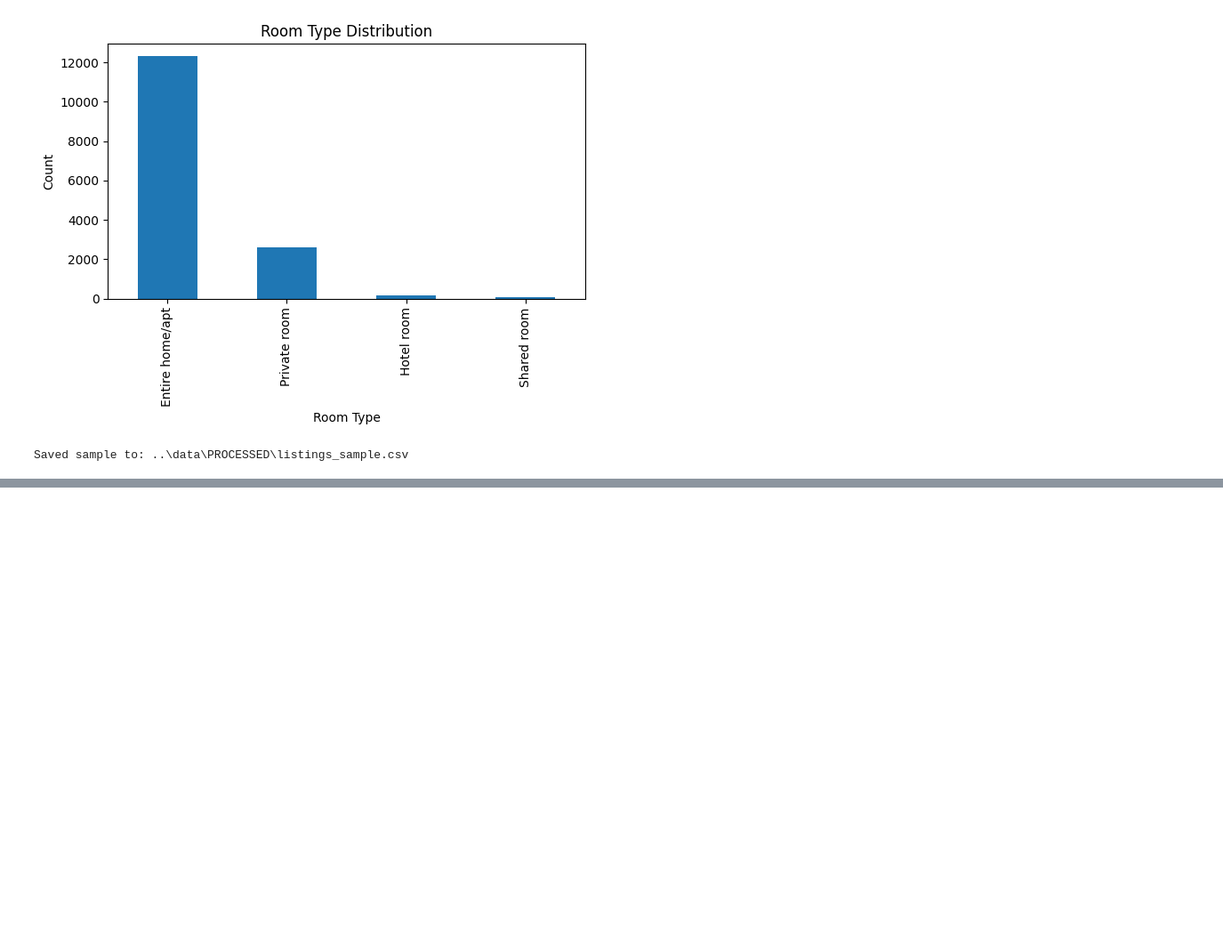
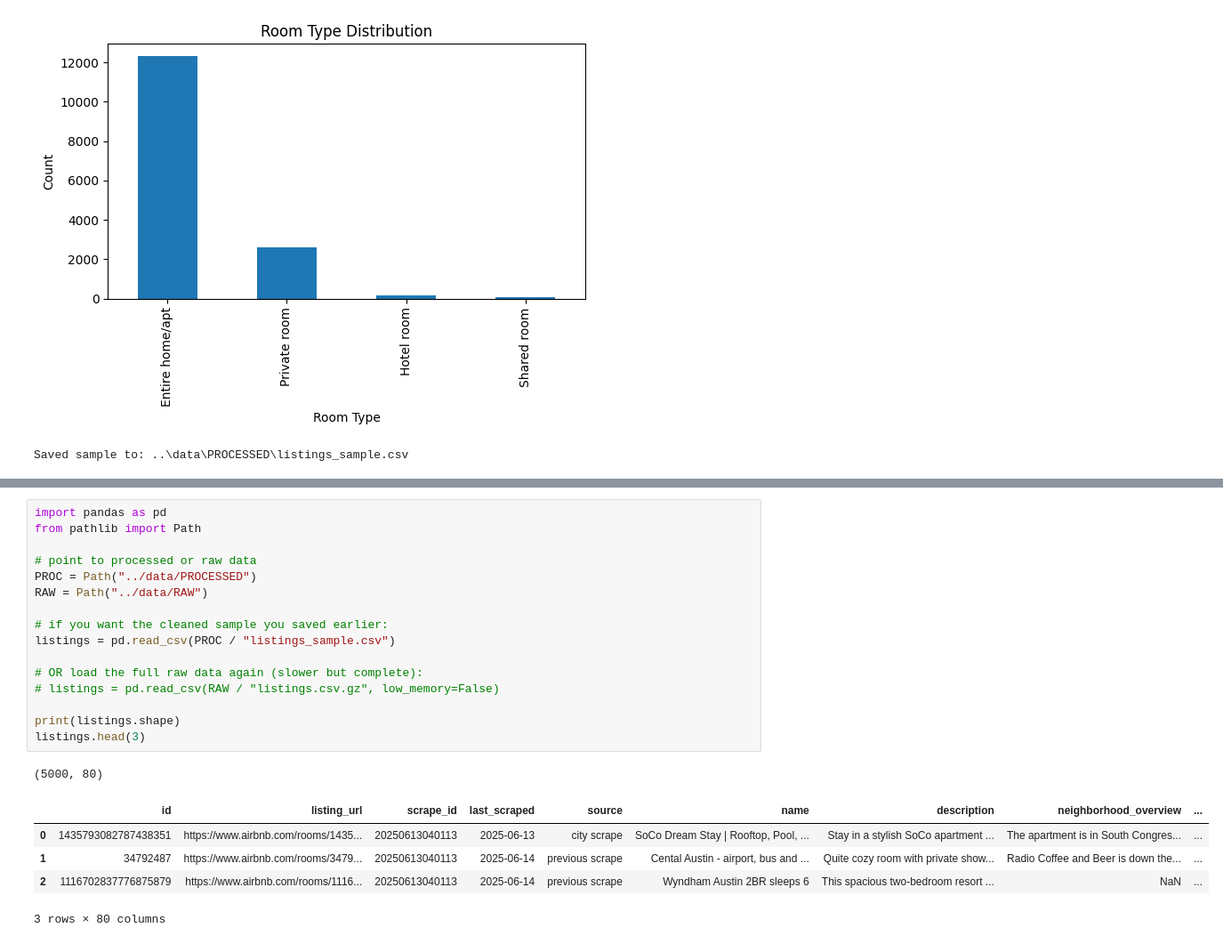
Before and after one commit to kinseykappler-netizen/airbnb-austin-pricing-occupancy, a Jupyter notebook: notebooks/01_eda.ipynb, the cells around one changed output, grey strips where cells are left out. Shown at 89% size. Saved outputs shown, nothing was run; the diff lists cells and outputs as text; blank space fills up the shorter version.

```diff
--- a/notebooks/01_eda.ipynb
+++ b/notebooks/01_eda.ipynb
@@ -78,0 +118,23 @@ Saved sample to: ..\data\PROCESSED\listings_sample.csv
+# %%
+import pandas as pd
+from pathlib import Path
+
+# point to processed or raw data
+PROC = Path("../data/PROCESSED")
+RAW = Path("../data/RAW")
+
+# if you want the cleaned sample you saved earlier:
+listings = pd.read_csv(PROC / "listings_sample.csv")
+
+# OR load the full raw data again (slower but complete):
+# listings = pd.read_csv(RAW / "listings.csv.gz", low_memory=False)
+
+print(listings.shape)
+listings.head(3)
+# %% [output]
+(5000, 80)
+|  | id | listing_url | scrape_id | last_scraped | source | name | description | neighborhood_overview | ... |
+| 0 | 1435793082787438351 | https://www.airbnb.com/rooms/1435... | 20250613040113 | 2025-06-13 | city scrape | SoCo Dream Stay | Rooftop, Pool, ... | Stay in a stylish SoCo apartment ... | The apartment is in South Congres... | ... |
+| 1 | 34792487 | https://www.airbnb.com/rooms/3479... | 20250613040113 | 2025-06-14 | previous scrape | Cental Austin - airport, bus and ... | Quite cozy room with private show... | Radio Coffee and Beer is down the... | ... |
+| 2 | 1116702837776875879 | https://www.airbnb.com/rooms/1116... | 20250613040113 | 2025-06-14 | previous scrape | Wyndham Austin 2BR sleeps 6 | This spacious two-bedroom resort ... | NaN | ... |
+3 rows × 80 columns
```
Also changed, not shown: parts of 2 cells of this notebook, 2 other files.
